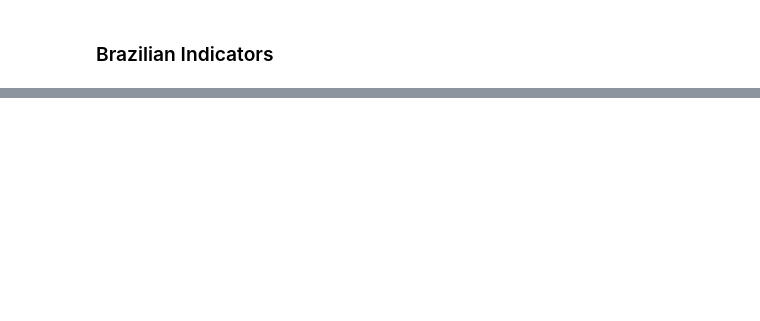
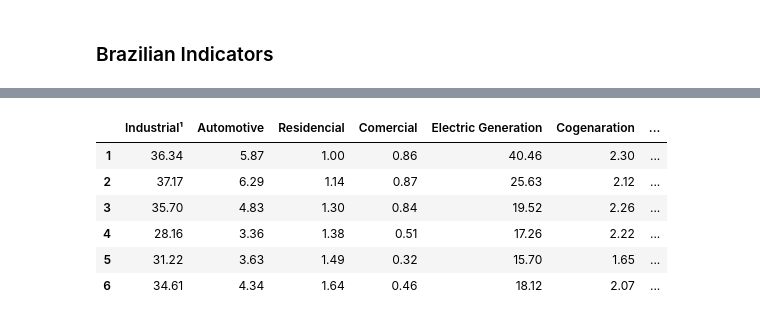
Before and after one commit to lauramsfernandes/BrazilianGasMarket, a Jupyter notebook: naturalGas_Wrangling.ipynb, the cells around one changed output, grey strips where cells are left out. Drawn from its saved outputs; the diff is of its cells as text; code cells hidden in the pictures; blank space fills up the shorter version.

```diff
--- a/naturalGas_Wrangling.ipynb
+++ b/naturalGas_Wrangling.ipynb
@@ -400,0 +437,22 @@ bra_ind = pd.read_csv(r'data_set/API_BRA_DS2_en_csv_v2_1221399.csv', skiprows=[0
+# %%
+
+# Dict with values scrapp from MME Relatory
+demand_segment = {'Industrial¹' : [43.61, 40.82, 40.77, 39.75, 36.97, 36.34, 37.17, 35.70, 28.16, 31.22, 34.61, 33.87],
+                  'Automotive' : [4.82, 4.96, 5.40, 6.06, 6.26, 5.87, 6.29, 4.83, 3.36, 3.63, 4.34, 4.72],
+                  'Residencial' : [0.97, 1.11, 1.18, 1.26, 1.27, 1.00, 1.14, 1.30, 1.38, 1.49, 1.64, 1.33],
+                  'Comercial' : [0.79, 0.83, 0.78, 0.84, 0.91, 0.86, 0.87, 0.84, 0.51, 0.32, 0.46, 0.64],
+                  'Electric Generation' : [45.90, 29.59, 34.25, 27.69, 29.03, 40.46, 25.63, 19.52, 17.26, 15.70, 18.12, 22.78],
+                  'Cogenaration' : [2.50, 2.37, 2.65, 2.84, 2.65, 2.30, 2.12, 2.26, 2.22, 1.65, 2.07, 2.10],
+                  'Others (including GNC)' : [0.04, 0.58, 0.53, 0.40, 0.83, 0.42, 0.35, 0.36, 1.22, 0.76, 0.65, 0.63]}
+
+# Creating DataFrame
+demand_segment = pd.DataFrame(data=demand_segment)
+
+# Setting Index
+demand_segment.index = [2015,2016,2017,2018,2019,1,2,3,4,5,6,2020]
+
+# Creating DataFrame for Covid Period
+demand_seg_covid_ = demand_segment.loc[[1,2,3,4,5,6]].copy()
+
+# Dropping Covid Period from Segment DataFrame
+demand_segment.drop([1,2,3,4,5,6,2020], inplace=True)
@@ -400,0 +461,8 @@ bra_ind = pd.read_csv(r'data_set/API_BRA_DS2_en_csv_v2_1221399.csv', skiprows=[0
+# %%
+# Turning Demand Covid Period DataFrame into MyDataFrame
+demand_seg_covid = MyDataFrame(demand_seg_covid_)
+
+# Setting unit, title and footer
+demand_seg_covid.unit = '10⁶ m³/day'
+demand_seg_covid.title = 'Brazilian Demand of Natural Gas 2020'
+demand_seg_covid.footer = 'Source:\nMME, Monthly Industry Follow-up Bulletin of Natural Gas - June 2020\n\n¹ Includes consumption by refineries, fertilizer factories and use of gas as raw material.'
@@ -400,0 +485,10 @@ bra_ind = pd.read_csv(r'data_set/API_BRA_DS2_en_csv_v2_1221399.csv', skiprows=[0
+# %%
+demand_seg_covid.df
+# %% [output]
+|  | Industrial¹ | Automotive | Residencial | Comercial | Electric Generation | Cogenaration | ... |
+| 1 | 36.34 | 5.87 | 1.00 | 0.86 | 40.46 | 2.30 | ... |
+| 2 | 37.17 | 6.29 | 1.14 | 0.87 | 25.63 | 2.12 | ... |
+| 3 | 35.70 | 4.83 | 1.30 | 0.84 | 19.52 | 2.26 | ... |
+| 4 | 28.16 | 3.36 | 1.38 | 0.51 | 17.26 | 2.22 | ... |
+| 5 | 31.22 | 3.63 | 1.49 | 0.32 | 15.70 | 1.65 | ... |
+| 6 | 34.61 | 4.34 | 1.64 | 0.46 | 18.12 | 2.07 | ... |
```
Also changed, not shown: parts of 18 cells of this notebook, 4 other files.
